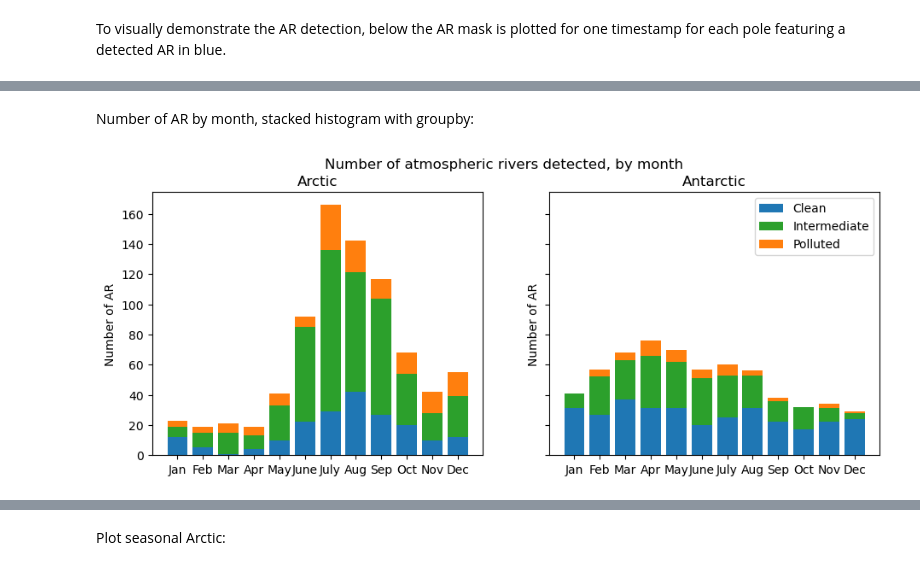
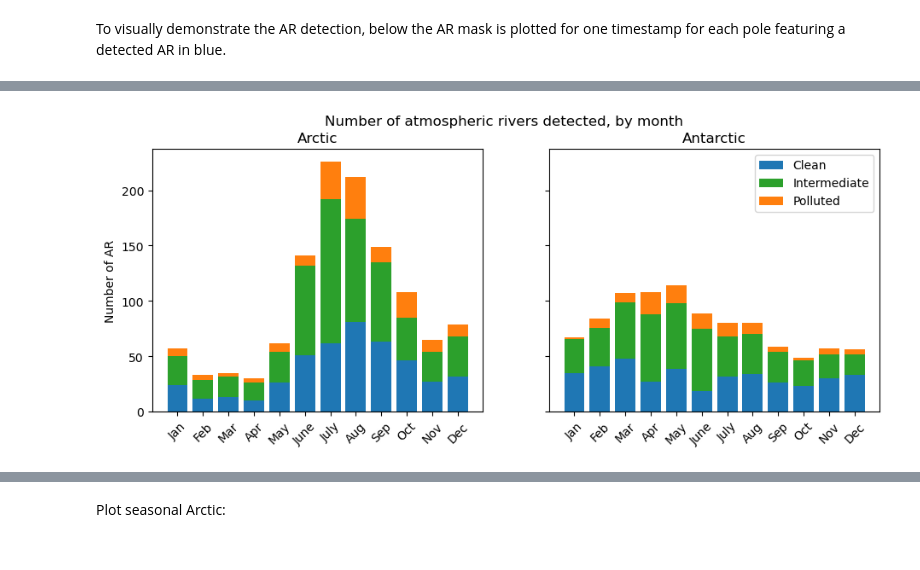
Before and after one commit to eScience-course/Tjaernoe2022-group5, a Jupyter notebook: notebooks/Julia/report_JA.ipynb, the cells around one changed output, grey strips where cells are left out. Cells and saved outputs as stored; diff of their text form; code cells hidden in the pictures.

```diff
--- a/notebooks/Julia/report_JA.ipynb
+++ b/notebooks/Julia/report_JA.ipynb
@@ -53,7 +67,8 @@ reload(fun)
 # %% [markdown]
 Loading AR mask, pre calculated as described:
 # %%
-ar_mask = xr.open_dataset('combined_hist_q94.nc')
+#loading both mask files into one dataset
+ar_mask = xr.open_mfdataset('historical_*_combined_q94.nc')
 # %% [markdown]
 Fetching AOD data from met.no:
 # %%
@@ -63,8 +78,10 @@ s3 = s3fs.S3FileSystem(key="K1CQ7M1DMTLUFK182APD",
                        client_kwargs=dict(endpoint_url="https://rgw.met.no"))
 
 #path to aod data file, in Ada's folder
-s3path_aod = 's3://escience2022/Ada/monthly/od550aer_AERday_NorESM2-LM_historical_r1i1p1f1_gn_2000101-20141231.nc'
+s3path_aod = 's3://escience2022/Ada/monthly/od550aer_AERday_NorESM2-LM_historical_r1i1p1f1_gn_19500101-20141231.nc'
 
 #Importing file and dropping unused parameters
 aod_ds = xr.open_dataset(s3.open(s3path_aod), drop_variables =['time_bnds','lat_bnds','lon_bnds'])
+#Selecting the right time period
+aod_ds = aod_ds.sel(time = slice(str(start_year)+"-01-01", str(end_year-1)+"-12-31") )
 # %% [markdown]
@@ -103,11 +116,16 @@ aod_lim['midlat_75th'] = aod_ds.sel(lat = slice(30,60)).od550aer.quantile(0.75,s
 aod_lim['midlat_25th'] = aod_ds.sel(lat = slice(30,60)).od550aer.quantile(0.25,skipna=True)
 aod_lim['midlowlat_75th'] = aod_ds.sel(lat = slice(-60,-30)).od550aer.quantile(0.75,skipna=True)
 aod_lim['midlowlat_25th'] = aod_ds.sel(lat = slice(-60,-30)).od550aer.quantile(0.25,skipna=True)
+# %%
+aod_lim['midlat_mean'] = aod_ds.sel(lat = slice(30,60)).od550aer.mean(skipna=True)
+aod_lim['midlowlat_mean'] = aod_ds.sel(lat = slice(-60,-30)).od550aer.mean(skipna=True)
+aod_lim['midlowlat_10th'] = aod_ds.sel(lat = slice(-60,-30)).od550aer.quantile(0.1,skipna=True)
 # %% [markdown]
 Now I can apply the AR mask to the AOD data and sort the rivers. The function `sort_ar_by_aod` takes the AOD dataset, the AR mask and the pollution limits, loops over every timestep, applies the mask and then checks the average AOD of every river to sort it. Returned is an AOD dataset with all gridboxes outside the rivers masked out, separated into polluted, clean, and intermediate pollution levels. These parameters can be used as an AR mask for each pollution category separately. There is also a count of the number of rivers in each category for every timestep.
 # %%
-arc_aod_ar = fun.sort_ar_by_aod(aod_ds.sel(lat=slice(60,90)), ar_mask.sel(lat=slice(60,90)), aod_lim['midlat_75th'], aod_lim['midlat_25th'])
-ant_aod_ar = fun.sort_ar_by_aod(aod_ds.sel(lat=slice(-90,-60)), ar_mask.sel(lat=slice(-90,-60)), aod_lim['midlowlat_75th'], aod_lim['midlowlat_25th'])
+arc_aod_ar = fun.sort_ar_by_aod(aod_ds.sel(lat=slice(60,90)), ar_mask.sel(lat=slice(60,90)), aod_lim['midlat_mean'], aod_lim['midlat_25th'])
+ant_aod_ar = fun.sort_ar_by_aod(aod_ds.sel(lat=slice(-90,-60)), ar_mask.sel(lat=slice(-90,-60)), aod_lim['midlowlat_mean'],
+                                aod_lim['midlowlat_10th'])
 # %% [markdown]
 Next I have to apply the AR masks to the dataset containing the variables of interest. The masked datasets are stored in two different dictionaries, one for each pole. In order to plot histograms of the variables they need to be in 1-dimensional arrays, with all NAN-values (from the masked out data) removed. These are also stored in the dictionaries, to simplify plotting.
 # %%
@@ -176,24 +201,27 @@ This figure demonstrates the two main issues with the current detection scheme,
-# %% [markdown]
-Number of AR by month, stacked histogram with groupby:
 # %%
 labels=['Jan','Feb','Mar','Apr','May','June','July','Aug','Sep','Oct','Nov','Dec']
+
+#Grouping the polar AR AOD datasets by month and summing over the whole period
 arc_monthly_count = arc_aod_ar.groupby('time.month').sum(dim='time')
 ant_monthly_count = ant_aod_ar.groupby('time.month').sum(dim='time')
 
+#defining a function that plots all three pollution levels in the given grouped dataset on a given axis, just to avoid writing the code twice
 def plot_count_bar(ax ,labels, grouped_ds, title=''):
     ax.bar(labels, grouped_ds.clean_ar_counts.values, label='Clean')
     ax.bar(labels, grouped_ds.mid_ar_counts.values, bottom = grouped_ds.clean_ar_counts.values, color='tab:green', label='Intermediate')
     ax.bar(labels, grouped_ds.poll_ar_counts.values, bottom = grouped_ds.clean_ar_counts.values+grouped_ds.mid_ar_counts.values,
         color='tab:orange', label='Polluted')
+    ax.set_xticklabels(labels, rotation=45)
     ax.set_title(title)
-    ax.set_ylabel('Number of AR')
 
+#PLotting for both poles
 fig, axs = plt.subplots(1,2, figsize=(11,4),dpi=100, sharey=True)
 plot_count_bar(axs[0], labels, arc_monthly_count, 'Arctic')
 plot_count_bar(axs[1], labels, ant_monthly_count, 'Antarctic')
+axs[0].set_ylabel('Number of AR')
 fig.suptitle('Number of atmospheric rivers detected, by month')
 plt.legend()
 plt.show()
 # %% [output]
-[figure, old version]
+[figure, new version]
 # %% [markdown]
```
Also changed, not shown: parts of 19 cells of this notebook, 4 other files.
